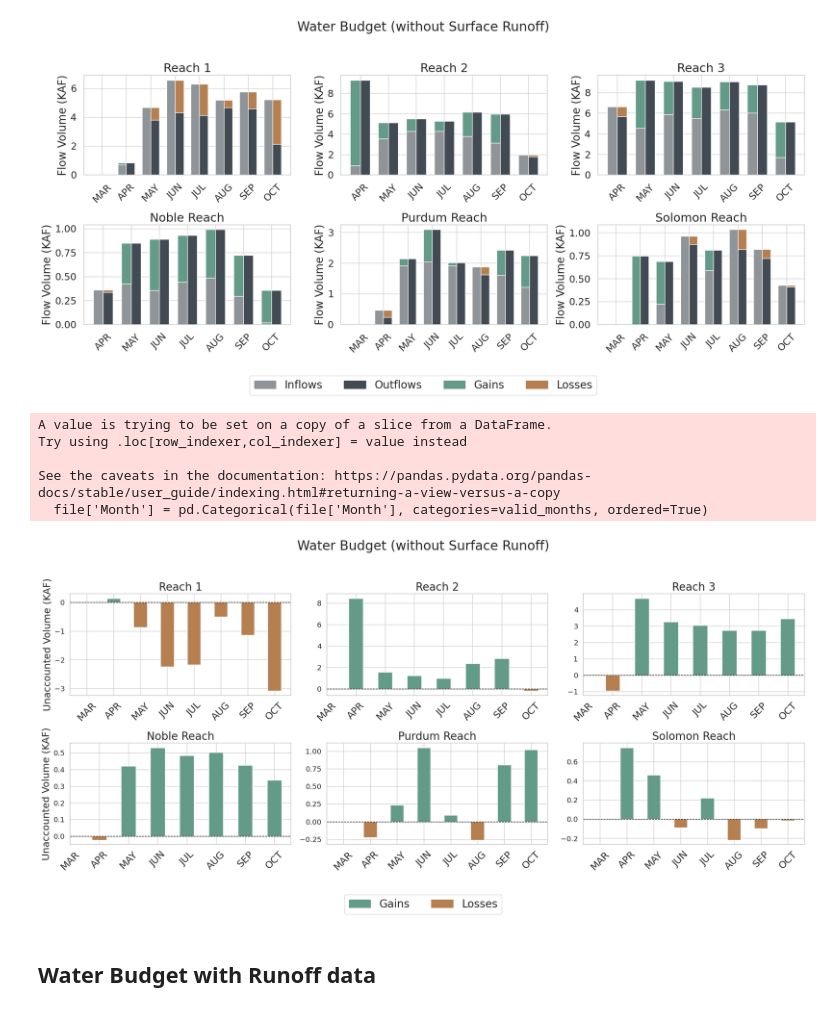
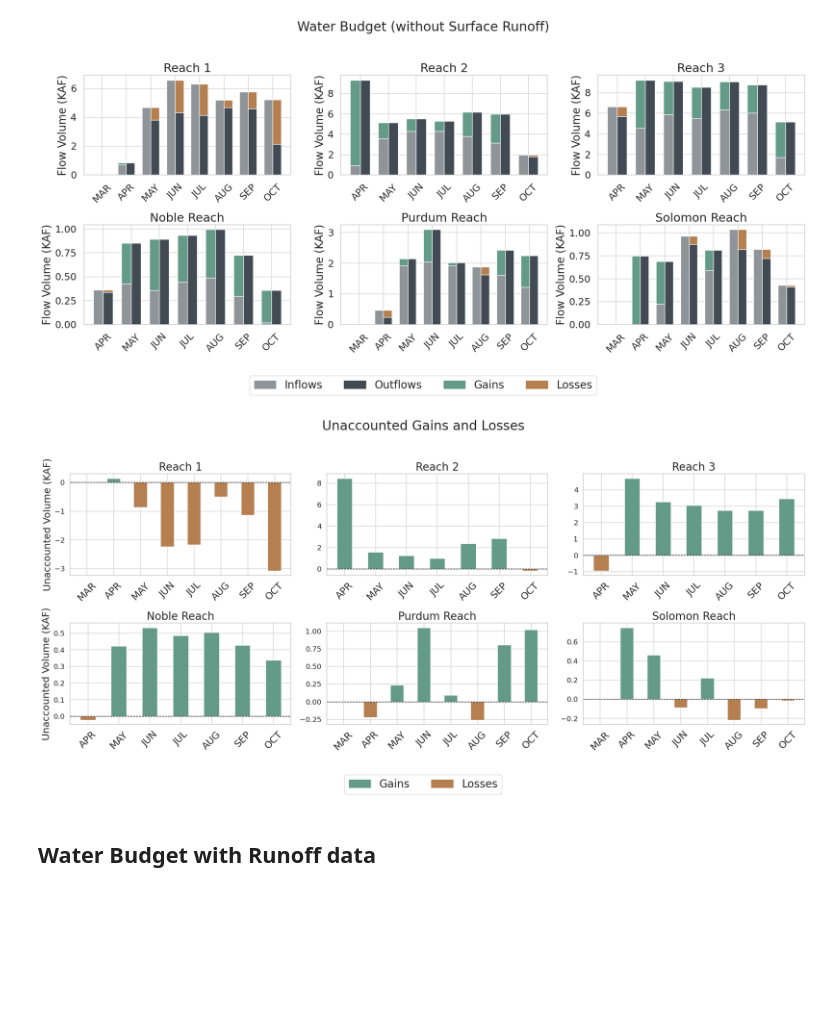
Before and after one commit to carlibeisel/mason_water_budget, a Jupyter notebook: water_budget_figures.ipynb, the cells around one changed output. Saved outputs shown, nothing was run; the diff lists cells and outputs as text; code cells hidden in the pictures; blank space fills up the shorter version.

```diff
--- a/water_budget_figures.ipynb
+++ b/water_budget_figures.ipynb
@@ -70,31 +93,3 @@ file['Month'] = file['Month'].map({
     'July': 'JUL', 'August': 'AUG', 'September': 'SEP', 'October': 'OCT',
     'November': 'NOV', 'December': 'DEC'
 })
-# %%
-# ---------------- #
-# Figure: Residual (KAF)
-# ---------------- #
-
-file['Residual (KAF)'] = file['Residual (AF)'] / 1000 #convert to KAF
-
-# Remove rows with NaN values in the new column
-file = file.dropna(subset=['Residual (KAF)'])
-
-# Create the bar plot
-sns.set(style="whitegrid", font_scale=1.2)
-plt.figure(figsize=(12, 6))
-sns.barplot(
-    data=file,
-    x='Month', y='Residual (KAF)', hue='Reach',
-    palette=reach_palette,
-    order=['March', 'April', 'May', 'June', 'July', 'August', 'September', 'October', 'November', 'December']
-)
-
-# Update plot labels to reflect KAF
-plt.title("Reach Residuals in KAF", fontsize=16)
-plt.xlabel("")
-plt.ylabel("Residual (KAF)", fontsize=14)
-plt.xticks(rotation=45)
-plt.legend(title="Reach", title_fontsize='13', fontsize='11')
-plt.tight_layout()
-plt.show()
@@ -269,40 +262,35 @@ for idx, reach in enumerate(reaches):
     ax.set_xticklabels(reach_data['Month'], rotation=45, fontsize=18)
 
     ax.axhline(0, color='black', linewidth=1, linestyle='--')  # Add a horizontal line at 0
     ax.set_title(f"{reach}", fontsize=20)
 
     # Only add y-axis labels for leftmost plots
     if idx % cols == 0:
         ax.set_ylabel("Unaccounted Volume (KAF)", fontsize=18)
     else:
         ax.set_ylabel("")  # Clear labels for other plots
 
 # Remove empty subplots if any
 for idx in range(len(reaches), len(axes)):
     fig.delaxes(axes[idx])
 
 # Define custom legend handles
 legend_handles = [
     mpatches.Patch(color=residual_palette['Gains'], label='Gains'),
     mpatches.Patch(color=residual_palette['Losses'], label='Losses')
 ]
 
 # Add the legend
 fig.legend(handles=legend_handles, loc='upper center', ncol=5, fontsize=20, bbox_to_anchor=(0.5, 0.42))
-fig.suptitle("Water Budget (without Surface Runoff)", fontsize=24)
+fig.suptitle("Unaccounted Gains and Losses", fontsize=24)
 
 # Adjust layout to fit the legend and title
 plt.tight_layout(rect=[0, 0, 1, 0.96])
 
 # Show the plot
 plt.show()
 # %% [output]
-A value is trying to be set on a copy of a slice from a DataFrame.
-Try using .loc[row_indexer,col_indexer] = value instead
-
-See the caveats in the documentation: https://pandas.pydata.org/pandas-docs/stable/user_guide/indexing.html#returning-a-view-versus-a-copy
-  file['Month'] = pd.Categorical(file['Month'], categories=valid_months, ordered=True)
-[figure, old version]
+[figure, new version]
 # %% [markdown]
 ## Water Budget with Runoff data
 # %%
```
Also changed, not shown: parts of 17 cells of this notebook.
